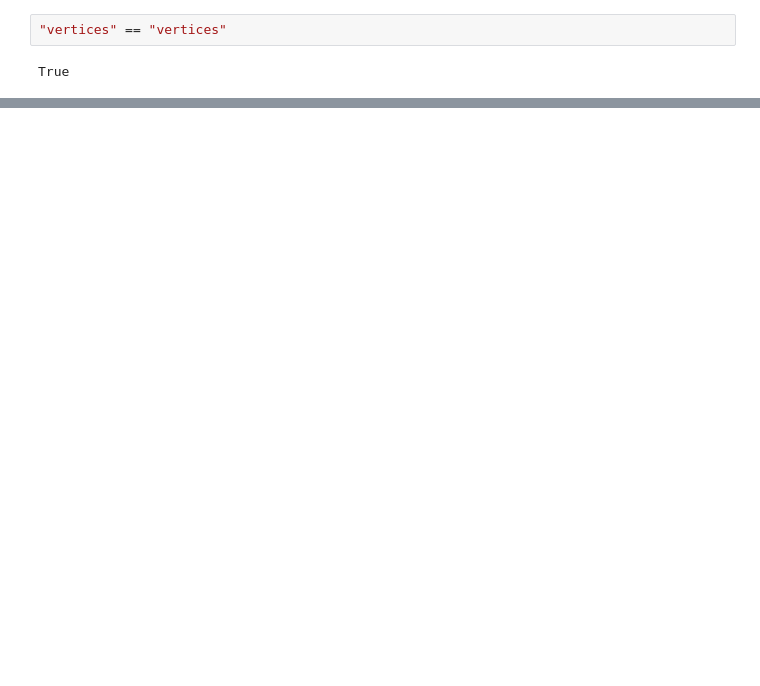
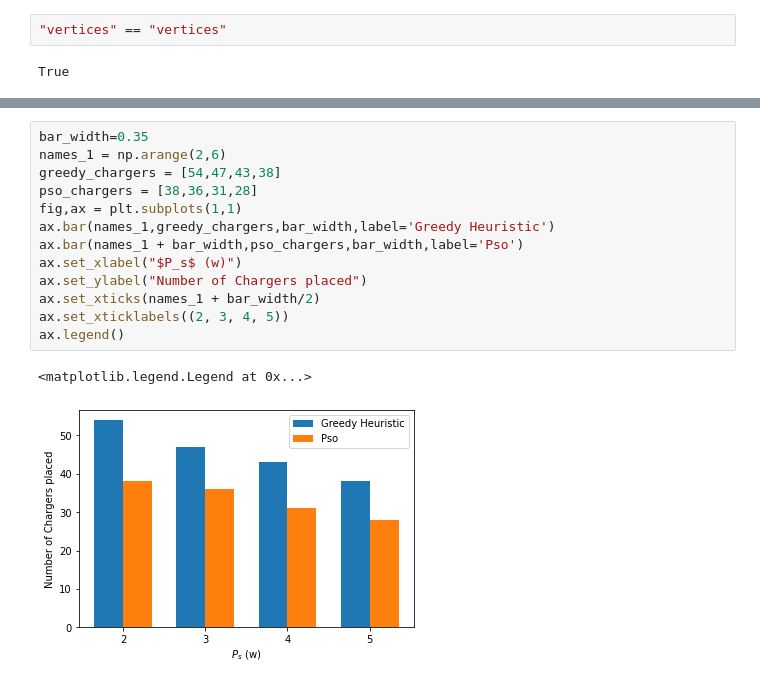
Before and after one commit to drewyh999/wireless_charging_scheme_simulator, a Jupyter notebook: result_plotting.ipynb, the cells around one changed output, grey strips where cells are left out. Cells and saved outputs as stored; diff of their text form; blank space fills up the shorter version.

```diff
--- a/result_plotting.ipynb
+++ b/result_plotting.ipynb
@@ -152,0 +251,16 @@ True
+# %%
+bar_width=0.35
+names_1 = np.arange(2,6)
+greedy_chargers = [54,47,43,38]
+pso_chargers = [38,36,31,28]
+fig,ax = plt.subplots(1,1)
+ax.bar(names_1,greedy_chargers,bar_width,label='Greedy Heuristic')
+ax.bar(names_1 + bar_width,pso_chargers,bar_width,label='Pso')
+ax.set_xlabel("$P_s$ (w)")
+ax.set_ylabel("Number of Chargers placed")
+ax.set_xticks(names_1 + bar_width/2)
+ax.set_xticklabels((2, 3, 4, 5))
+ax.legend()
+# %% [output]
+<matplotlib.legend.Legend at 0x...>
+[figure, added]
```
Also changed, not shown: parts of 7 cells of this notebook, 6 other files.
